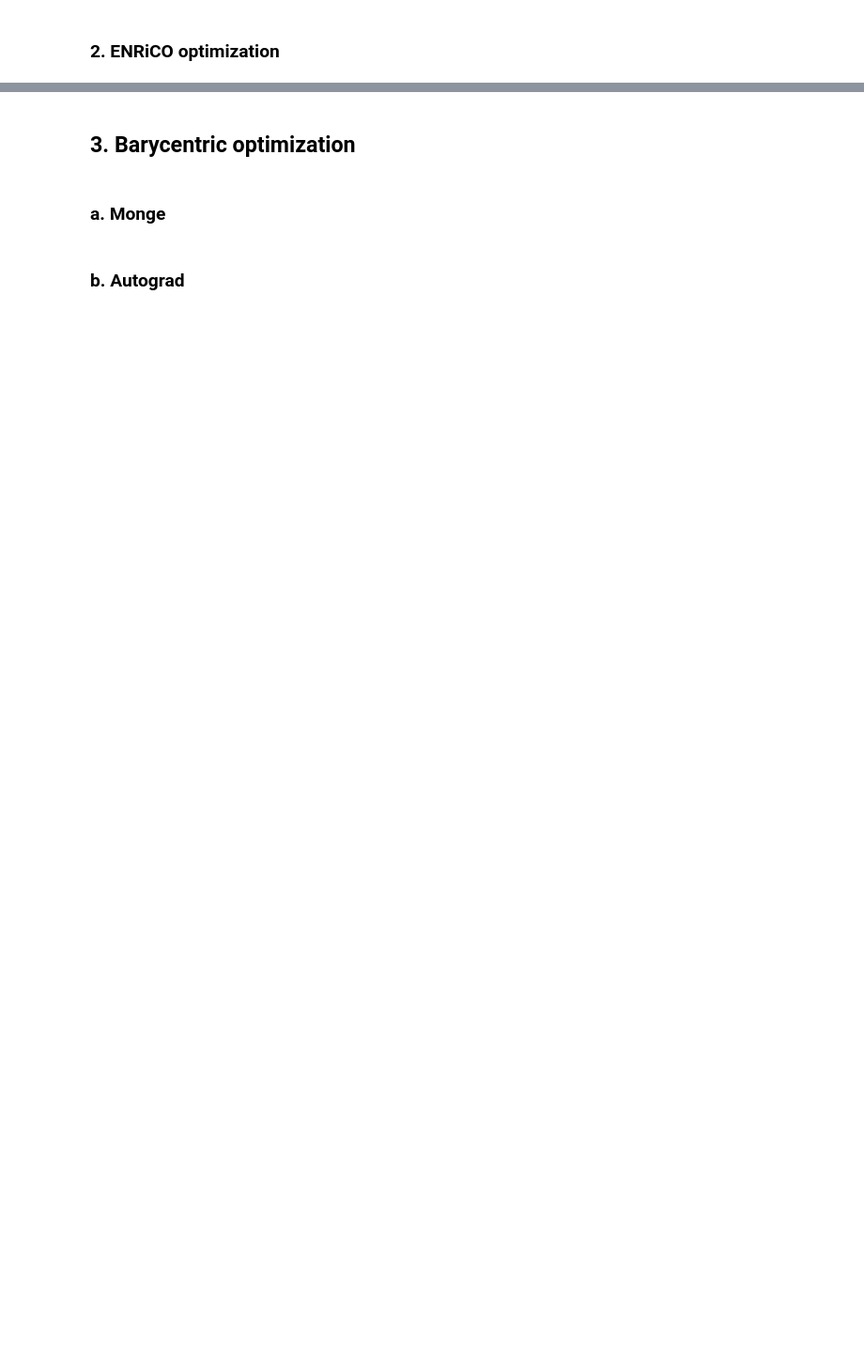
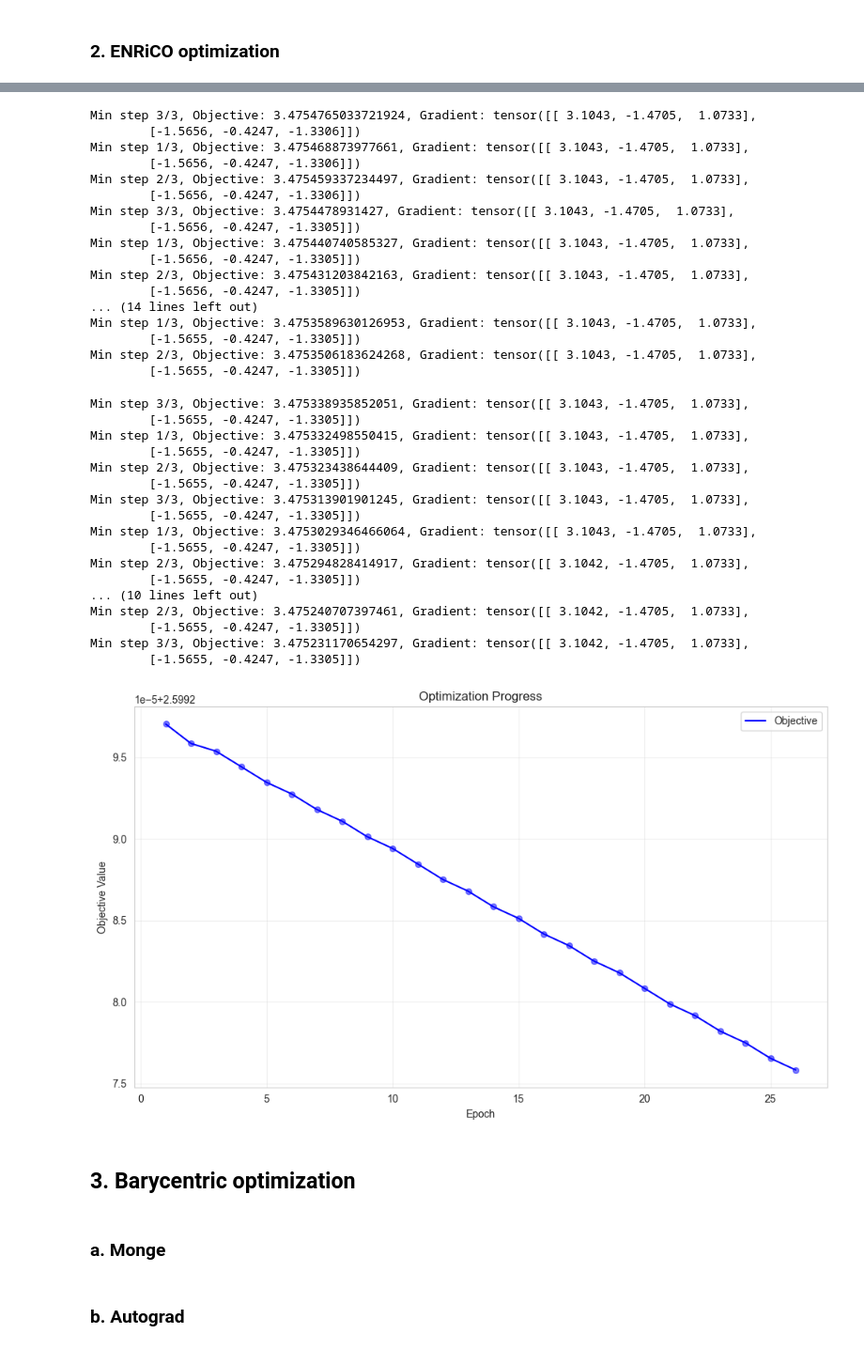
Before and after one commit to yfelekis/DiRoCA, a Jupyter notebook: erica_gelbrich_optimisation.ipynb, the cells around one changed output, grey strips where cells are left out. Shown at 94% size. Saved outputs shown, nothing was run; the diff lists cells and outputs as text; code cells hidden in the pictures; blank space fills up the shorter version.

```diff
--- a/erica_gelbrich_optimisation.ipynb
+++ b/erica_gelbrich_optimisation.ipynb
@@ -1021,7 +1365,7 @@ params_enrico =  {
                     'lambda_param_H': .2,
                     'eta_max': 0.00001,
                     'eta_min': 0.000001,
-                    'max_iter': 5,
+                    'max_iter': 25,
                     'num_steps_min': 3,
                     'num_steps_max': 4,
                     'proximal_grad': False,
@@ -1034,5 +1378,6 @@ params_enrico =  {
                     'display_results': False
                 }
 
-params_Lenrico, params_Henrico, T_enrico, inobjs, epobjs = run_optimization(**params_enrico)
+params_Lenrico, params_Henrico, T_enrico, inobjs, epobjs, condition_num_list = run_optimization(**params_enrico)
+plot_overall_progress(condition_num_list)
 # %% [output]
@@ -1078,3 +1435,38 @@ Min step: 3, Objective: 109.8775634765625
+Min step 3/3, Objective: 3.4754765033721924, Gradient: tensor([[ 3.1043, -1.4705,  1.0733],
+        [-1.5656, -0.4247, -1.3306]])
+Min step 1/3, Objective: 3.475468873977661, Gradient: tensor([[ 3.1043, -1.4705,  1.0733],
+        [-1.5656, -0.4247, -1.3306]])
+Min step 2/3, Objective: 3.475459337234497, Gradient: tensor([[ 3.1043, -1.4705,  1.0733],
+        [-1.5656, -0.4247, -1.3306]])
+Min step 3/3, Objective: 3.4754478931427, Gradient: tensor([[ 3.1043, -1.4705,  1.0733],
+        [-1.5656, -0.4247, -1.3305]])
+Min step 1/3, Objective: 3.475440740585327, Gradient: tensor([[ 3.1043, -1.4705,  1.0733],
+        [-1.5656, -0.4247, -1.3305]])
+Min step 2/3, Objective: 3.475431203842163, Gradient: tensor([[ 3.1043, -1.4705,  1.0733],
+        [-1.5656, -0.4247, -1.3305]])
+... (14 lines left out)
+Min step 1/3, Objective: 3.4753589630126953, Gradient: tensor([[ 3.1043, -1.4705,  1.0733],
+        [-1.5655, -0.4247, -1.3305]])
+Min step 2/3, Objective: 3.4753506183624268, Gradient: tensor([[ 3.1043, -1.4705,  1.0733],
+        [-1.5655, -0.4247, -1.3305]])
+Min step 3/3, Objective: 3.475338935852051, Gradient: tensor([[ 3.1043, -1.4705,  1.0733],
+        [-1.5655, -0.4247, -1.3305]])
+Min step 1/3, Objective: 3.475332498550415, Gradient: tensor([[ 3.1043, -1.4705,  1.0733],
+        [-1.5655, -0.4247, -1.3305]])
+Min step 2/3, Objective: 3.475323438644409, Gradient: tensor([[ 3.1043, -1.4705,  1.0733],
+        [-1.5655, -0.4247, -1.3305]])
+Min step 3/3, Objective: 3.475313901901245, Gradient: tensor([[ 3.1043, -1.4705,  1.0733],
+        [-1.5655, -0.4247, -1.3305]])
+Min step 1/3, Objective: 3.4753029346466064, Gradient: tensor([[ 3.1043, -1.4705,  1.0733],
+        [-1.5655, -0.4247, -1.3305]])
+Min step 2/3, Objective: 3.475294828414917, Gradient: tensor([[ 3.1042, -1.4705,  1.0733],
+        [-1.5655, -0.4247, -1.3305]])
+... (10 lines left out)
+Min step 2/3, Objective: 3.475240707397461, Gradient: tensor([[ 3.1042, -1.4705,  1.0733],
+        [-1.5655, -0.4247, -1.3305]])
+Min step 3/3, Objective: 3.475231170654297, Gradient: tensor([[ 3.1042, -1.4705,  1.0733],
+        [-1.5655, -0.4247, -1.3305]])
+[figure, added]
 # %% [markdown]
 ## 3. Barycentric optimization
 # %% [markdown]
```
Also changed, not shown: parts of 16 cells of this notebook, 7 other files.
